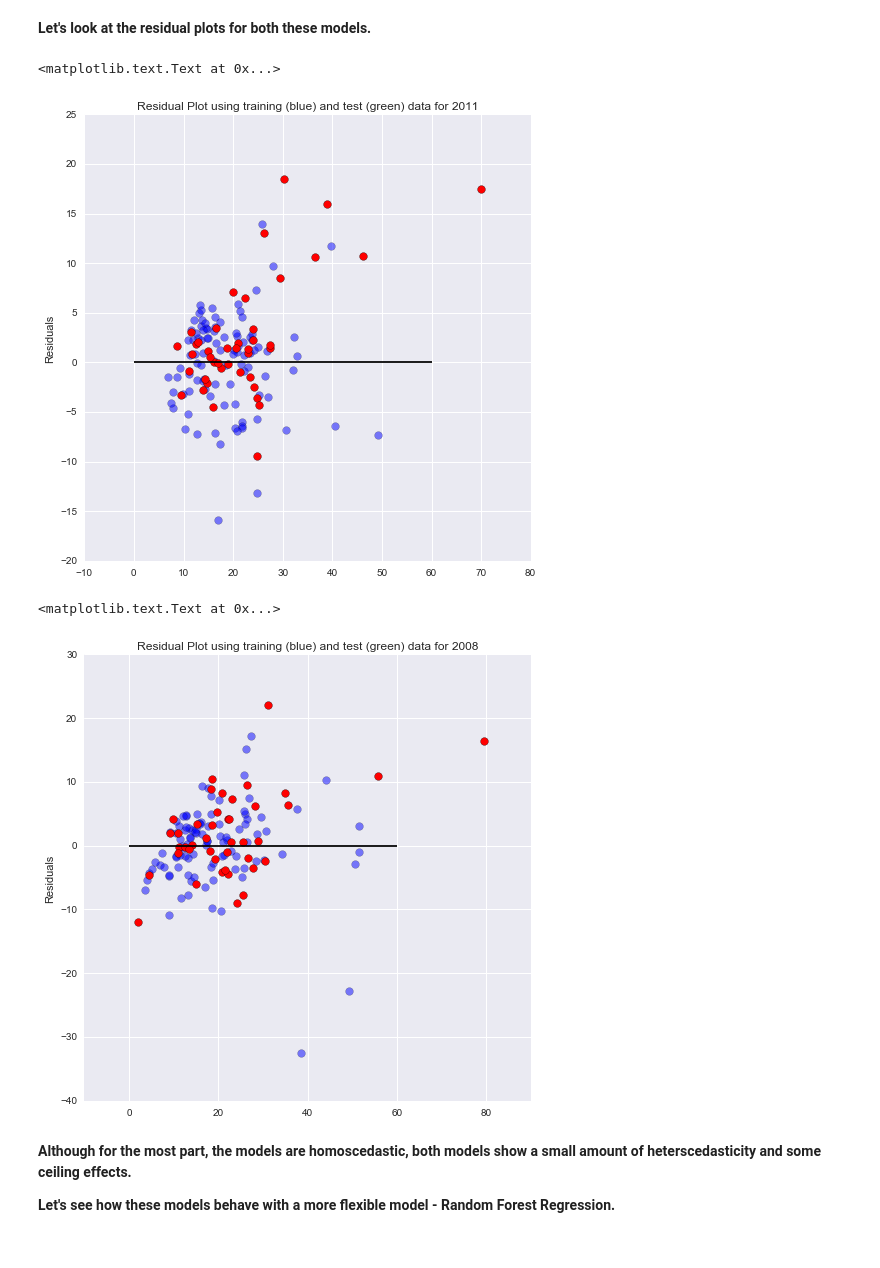
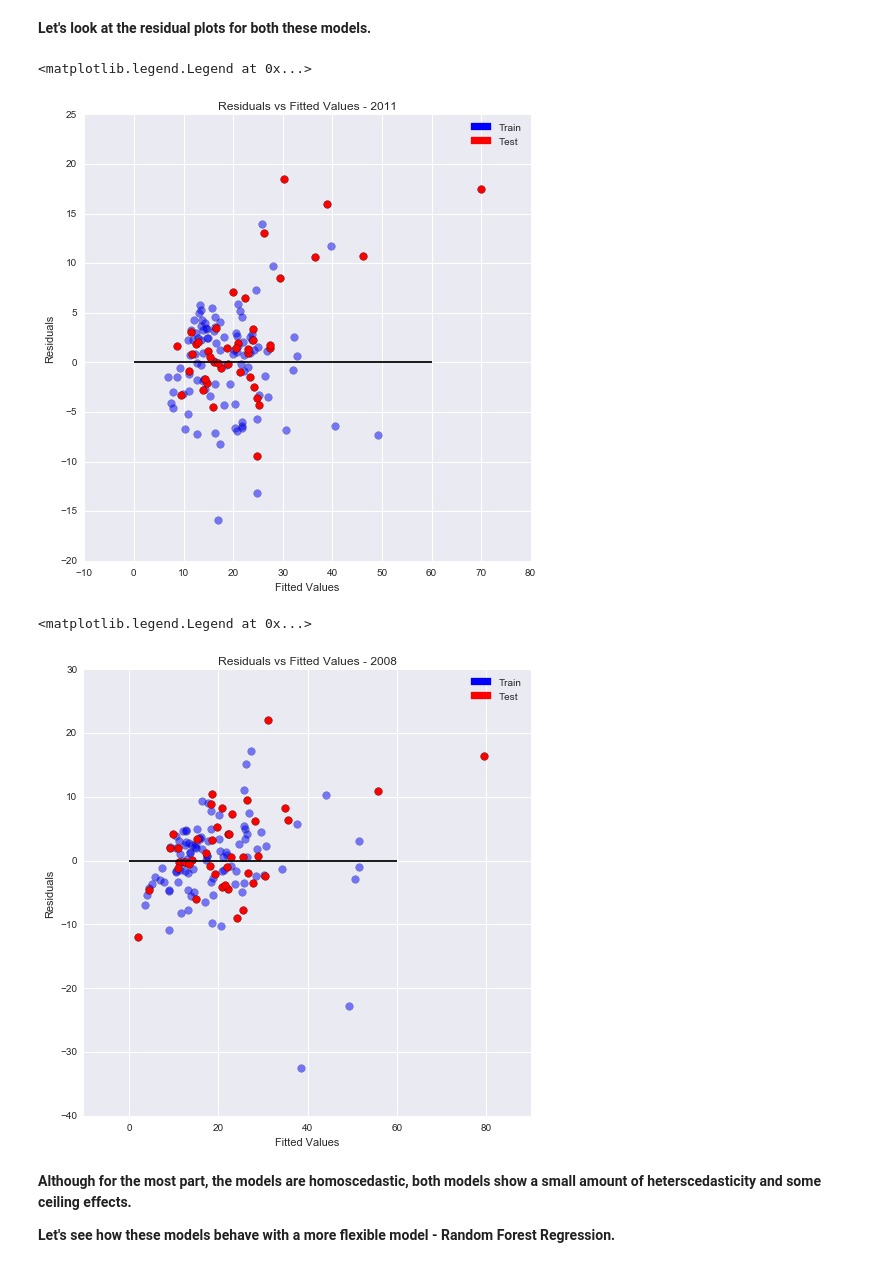
Before and after one commit to nvempala/Toronto-Crime, a Jupyter notebook: Neighbourhood_Crime.ipynb, the cells around one changed output. Cells and saved outputs as stored; diff of their text form; code cells hidden in the pictures.

```diff
--- a/Neighbourhood_Crime.ipynb
+++ b/Neighbourhood_Crime.ipynb
@@ -1177,25 +1273,33 @@ plt.show()
 # %%
 # 2011
 plt.figure(figsize=(8,8))
 plt.scatter(lm2011.predict(X2011_train), lm2011.predict(X2011_train) - Y2011_train, c='b', s=60, alpha=0.5)
 plt.scatter(lm2011.predict(X2011_test), lm2011.predict(X2011_test) - Y2011_test, c='r', s=60)
 plt.hlines(y = 0, xmin=0, xmax = 60)
-plt.title('Residual Plot using training (blue) and test (green) data for 2011')
+plt.title('Residuals vs Fitted Values - 2011')
 plt.ylabel('Residuals')
+plt.xlabel('Fitted Values')
+blue_patch = mpatches.Patch(color='b', label='Train')
+red_patch = mpatches.Patch(color ='r', label='Test')
+plt.legend(handles=[blue_patch, red_patch])
 # %% [output]
-<matplotlib.text.Text at 0x...>
+<matplotlib.legend.Legend at 0x...>
-[figure, old version]
+[figure, new version]
 # %%
 # 2008
 plt.figure(figsize=(8,8))
 plt.scatter(lm2008.predict(X2008_train), lm2008.predict(X2008_train) - Y2008_train, c='b', s=60, alpha=0.5)
 plt.scatter(lm2008.predict(X2008_test), lm2008.predict(X2008_test) - Y2008_test, c='r', s=60)
 plt.hlines(y = 0, xmin=0, xmax = 60)
-plt.title('Residual Plot using training (blue) and test (green) data for 2008')
+plt.title('Residuals vs Fitted Values - 2008')
 plt.ylabel('Residuals')
+plt.xlabel('Fitted Values')
+blue_patch = mpatches.Patch(color='b', label='Train')
+red_patch = mpatches.Patch(color ='r', label='Test')
+plt.legend(handles=[blue_patch, red_patch])
 # %% [output]
-<matplotlib.text.Text at 0x...>
+<matplotlib.legend.Legend at 0x...>
-[figure, old version]
+[figure, new version]
 # %% [markdown]
 **Although for the most part, the models are homoscedastic, both models show a small amount of heterscedasticity and some ceiling effects.**
 
```
Also changed, not shown: parts of 13 cells of this notebook, 1 other file.
